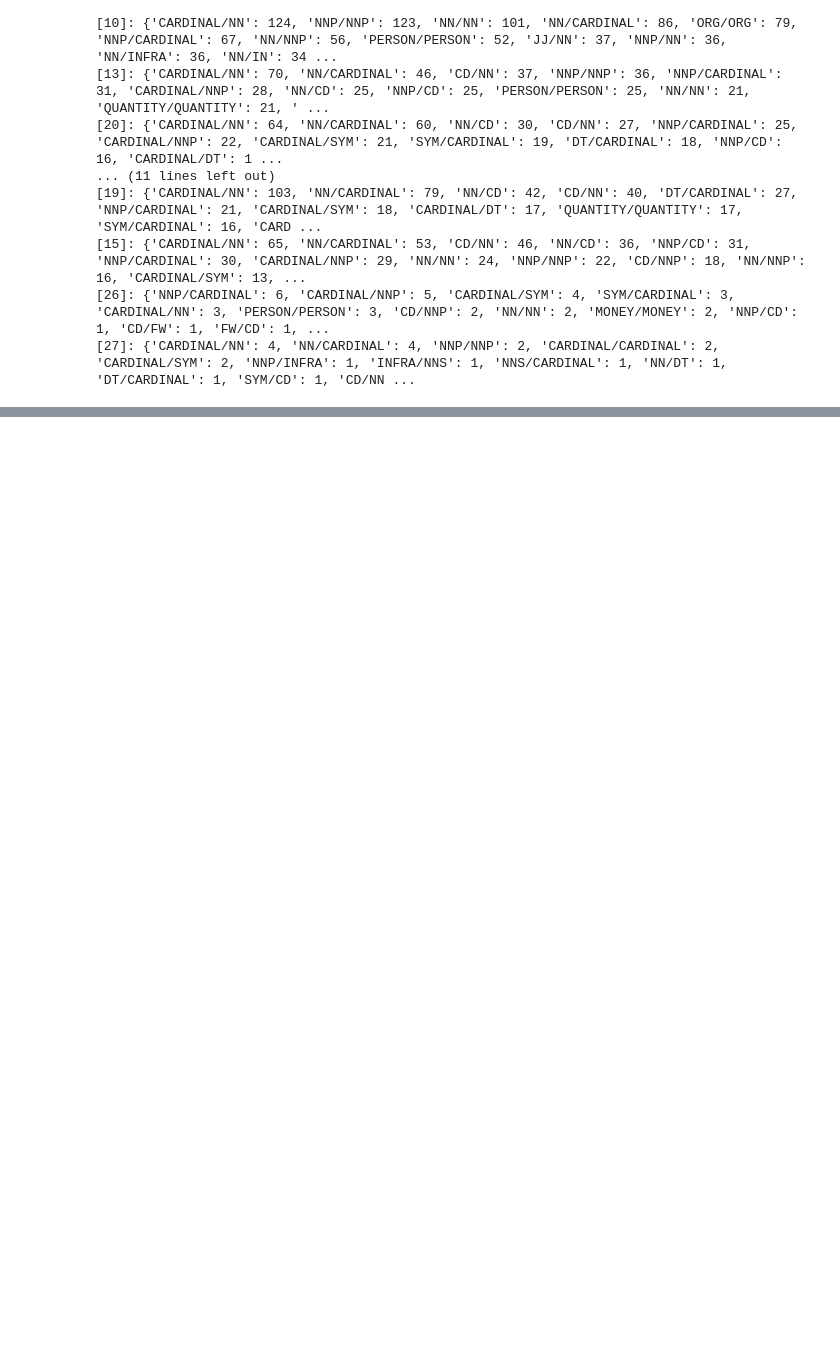
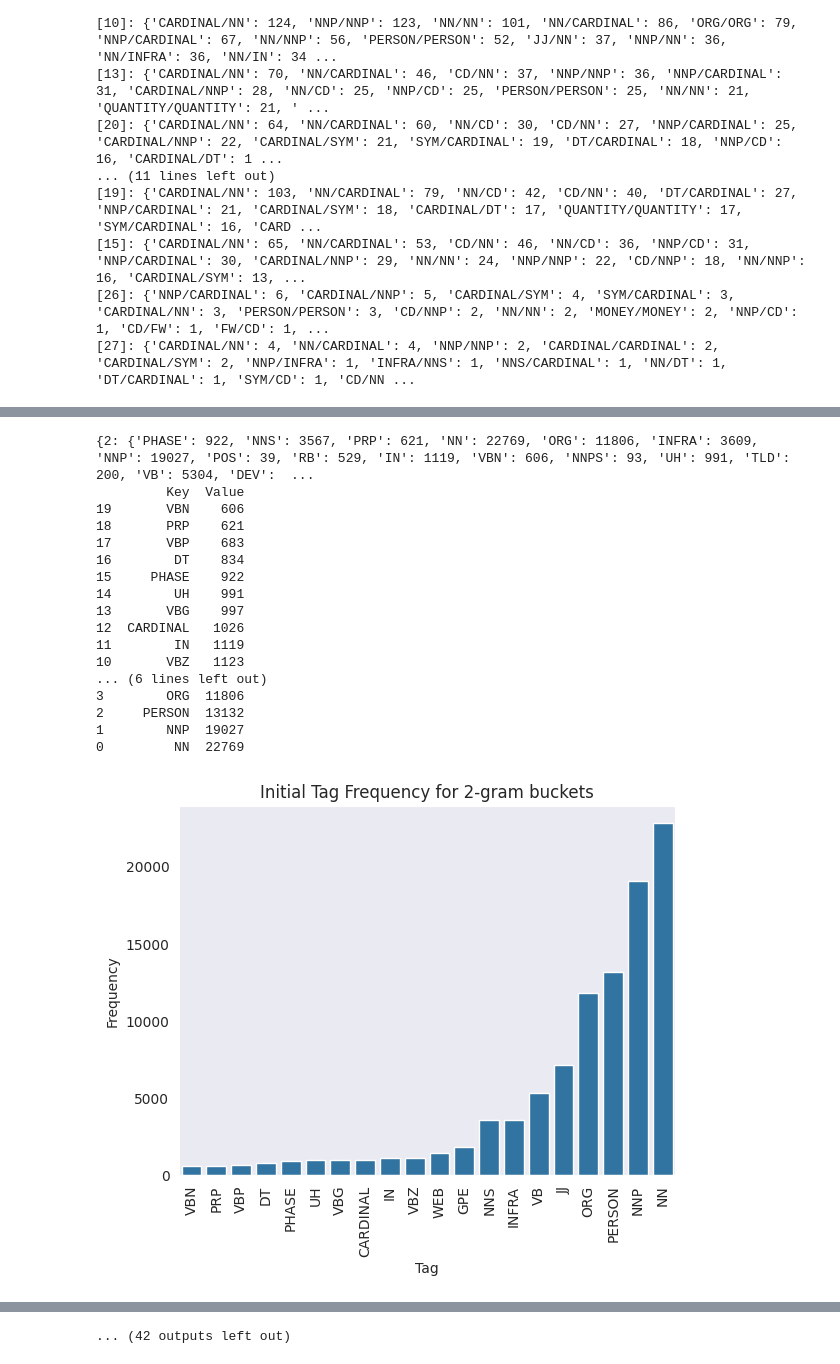
Before and after one commit to kickroot/cs2625_project, a Jupyter notebook: bucket_analysis/analysis.ipynb, the cells around one changed output, grey strips where cells are left out. Saved outputs shown, nothing was run; the diff lists cells and outputs as text; code cells hidden in the pictures; blank space fills up the shorter version.

Commit message:
Initial state analysis with charts

```diff
--- a/bucket_analysis/analysis.ipynb
+++ b/bucket_analysis/analysis.ipynb
@@ -372,0 +377,74 @@ Ignored 5315 unigram buckets
+# %%
+#
+# Let's figure out initial state distributions for each ngram
+#
+import json
+import pandas as pd
+import seaborn as sns
+import matplotlib.pyplot as plt
+from sklearn.preprocessing import MinMaxScaler
+
+initial_states_map = {}  # map[ngram, map[initial_state, count]]
+
+with open('tagged_buckets.json', 'r') as f:
+    tagged_buckets
+
+for bucket in tagged_buckets:
+    ngram = len(bucket)
+    tag = bucket[0][1]
+    states = initial_states_map.get(ngram, {})
+    count = states.get(tag, 0)
+    count += 1
+    states[tag] = count
+    initial_states_map[ngram] = states
+
+print(initial_states_map)
+
+
+for ngram, tags in initial_states_map.items():
+
+    #
+    # To prevent the long-tail from clogging up our view, use the top tags only
+    #
+    top_tags = sorted(tags.items(), key=lambda item: item[1], reverse=True)[:20]
+    # filtered_n_grams = {key: value for key, value in initial_states_map.items() if value >= 50}
+
+    # Convert dictionary to DataFrame
+    df = pd.DataFrame(top_tags, columns=["Key", "Value"])
+
+    # Sort the DataFrame by "Key" to match ascending key order
+    df = df.sort_values(by="Value", ascending=False)
+    print(df)
+    # Initialize the MinMaxScaler
+    scaler = MinMaxScaler()
+
+    # Apply the scaler to normalize all values in the DataFrame
+    # df_normalized = pd.DataFrame(scaler.fit_transform(df), columns='Value')
+
+    # Plot the frequency with Seaborn
+    sns.set_style("dark")
+    sns.barplot(x="Key", y="Value", data=df)
+    plt.title(f"Initial Tag Frequency for {ngram}-gram buckets")
+    plt.xlabel("Tag")
+    plt.xticks(rotation=90)
+    plt.ylabel("Frequency")
+    plt.show()
+# %% [output]
+{2: {'PHASE': 922, 'NNS': 3567, 'PRP': 621, 'NN': 22769, 'ORG': 11806, 'INFRA': 3609, 'NNP': 19027, 'POS': 39, 'RB': 529, 'IN': 1119, 'VBN': 606, 'NNPS': 93, 'UH': 991, 'TLD': 200, 'VB': 5304, 'DEV':  ...
+         Key  Value
+19       VBN    606
+18       PRP    621
+17       VBP    683
+16        DT    834
+15     PHASE    922
+14        UH    991
+13       VBG    997
+12  CARDINAL   1026
+11        IN   1119
+10       VBZ   1123
+... (6 lines left out)
+3        ORG  11806
+2     PERSON  13132
+1        NNP  19027
+0         NN  22769
+[figure, added]
@@ -372,0 +541 @@ Ignored 5315 unigram buckets
+... (42 outputs left out)
```
Also changed, not shown: parts of 2 cells of this notebook.
